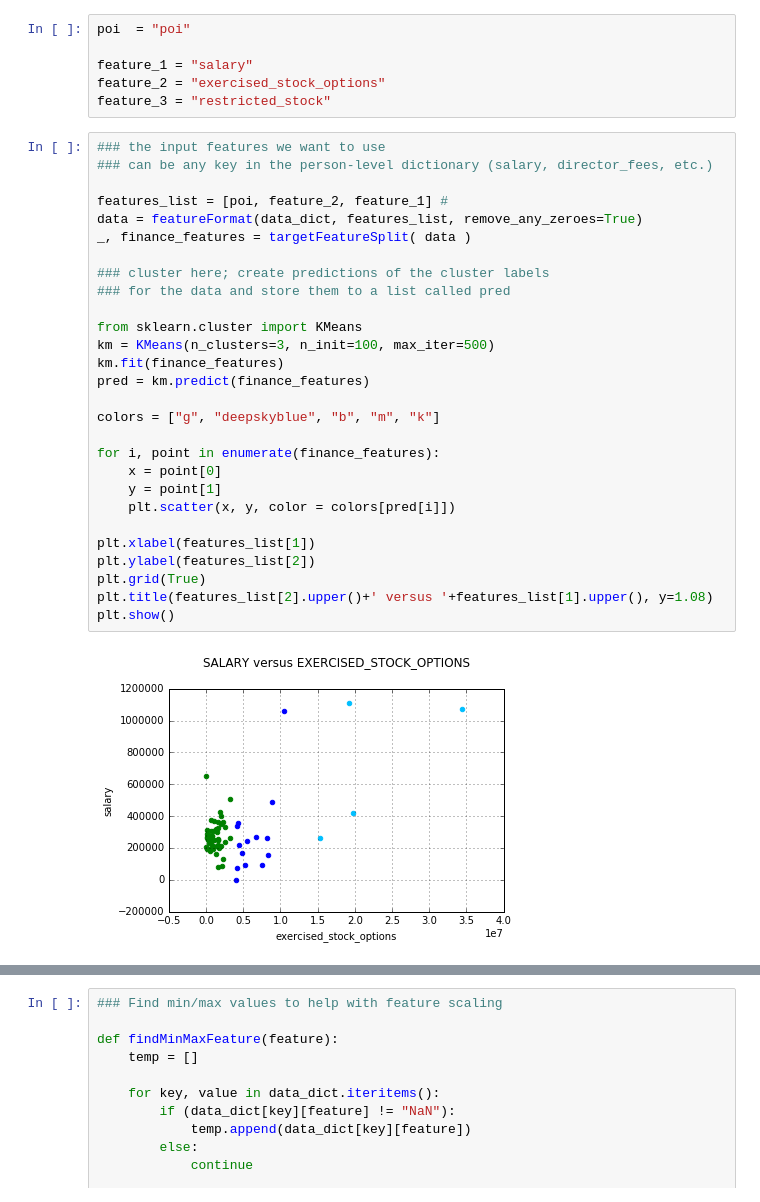
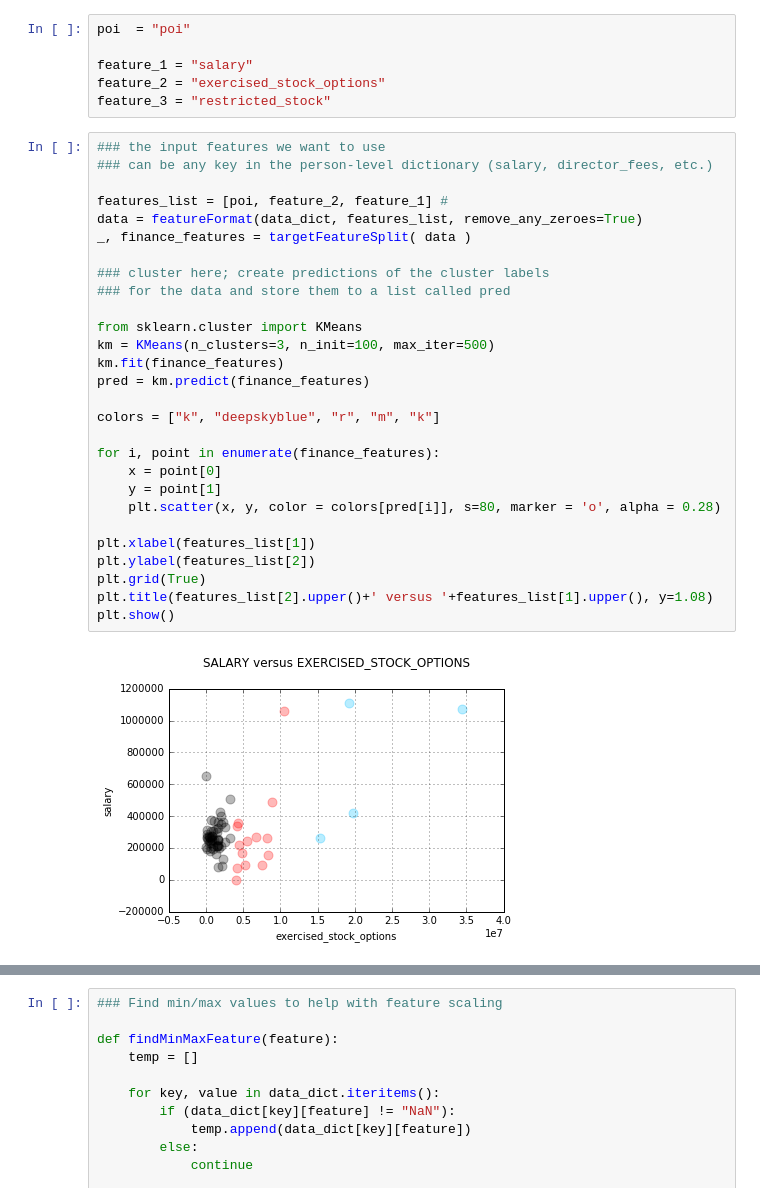
Before and after one commit to omoju/udacityUd120Lessons, a Jupyter notebook: Clustering.ipynb, the cells around one changed output, grey strips where cells are left out. Drawn from its saved outputs; the diff is of its cells as text.

Commit message:
feat: make maker size for plots bigger and transparent

```diff
--- a/Clustering.ipynb
+++ b/Clustering.ipynb
@@ -22,31 +22,31 @@ feature_3 = "restricted_stock"
 # %%
 ### the input features we want to use
 ### can be any key in the person-level dictionary (salary, director_fees, etc.)
 
 features_list = [poi, feature_2, feature_1] #
 data = featureFormat(data_dict, features_list, remove_any_zeroes=True)
 _, finance_features = targetFeatureSplit( data )
 
 ### cluster here; create predictions of the cluster labels
 ### for the data and store them to a list called pred
 
 from sklearn.cluster import KMeans
 km = KMeans(n_clusters=3, n_init=100, max_iter=500)
 km.fit(finance_features)
 pred = km.predict(finance_features)
 
-colors = ["g", "deepskyblue", "b", "m", "k"]
+colors = ["k", "deepskyblue", "r", "m", "k"]
 
 for i, point in enumerate(finance_features):
     x = point[0]
     y = point[1]
-    plt.scatter(x, y, color = colors[pred[i]])
+    plt.scatter(x, y, color = colors[pred[i]], s=80, marker = 'o', alpha = 0.28)
 
 plt.xlabel(features_list[1])
 plt.ylabel(features_list[2])
 plt.grid(True)
 plt.title(features_list[2].upper()+' versus '+features_list[1].upper(), y=1.08)
 plt.show()
 # %% [output]
-[figure, old version]
+[figure, new version]
 # %%
```
Also changed, not shown: parts of 2 cells of this notebook.
